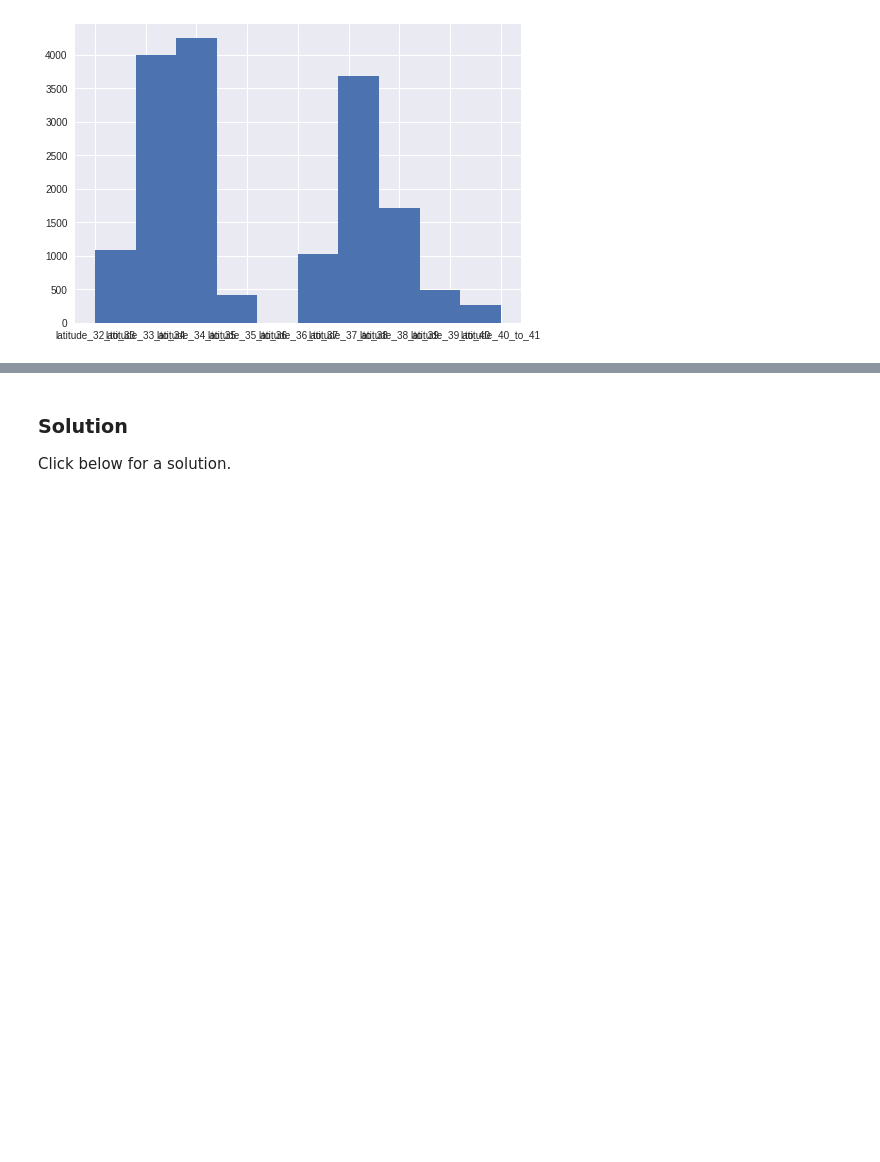
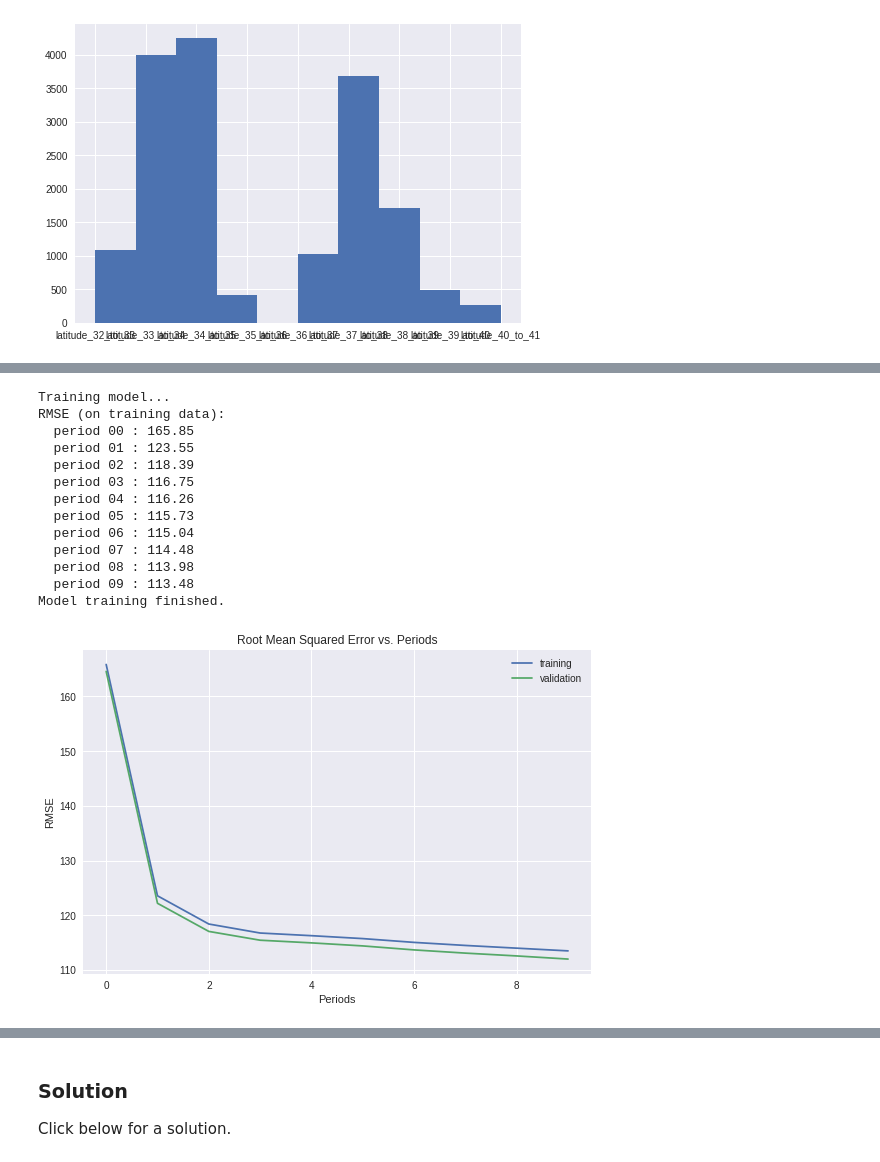
Before and after one commit to tenvol/tsf00, a Jupyter notebook: feature_sets.ipynb, the cells around one changed output, grey strips where cells are left out. Cells and saved outputs as stored; diff of their text form; code cells hidden in the pictures; blank space fills up the shorter version.

```diff
--- a/feature_sets.ipynb
+++ b/feature_sets.ipynb
@@ -822,0 +825,33 @@ pd.get_dummies(california_housing_dataframe['latitude_bucket'])
+# %%
+minimal_features = [
+  "median_income",
+  "rooms_per_person",
+  "latitude",
+]
+
+minimal_training_examples = training_examples[minimal_features]
+minimal_validation_examples = validation_examples[minimal_features]
+
+_ = train_model(
+    learning_rate=0.01,
+    steps=500,
+    batch_size=5,
+    training_examples=minimal_training_examples,
+    training_targets=training_targets,
+    validation_examples=minimal_validation_examples,
+    validation_targets=validation_targets)
+# %% [output]
+Training model...
+RMSE (on training data):
+  period 00 : 165.85
+  period 01 : 123.55
+  period 02 : 118.39
+  period 03 : 116.75
+  period 04 : 116.26
+  period 05 : 115.73
+  period 06 : 115.04
+  period 07 : 114.48
+  period 08 : 113.98
+  period 09 : 113.48
+Model training finished.
+[figure, added]
```
Also changed, not shown: parts of 46 cells of this notebook.
